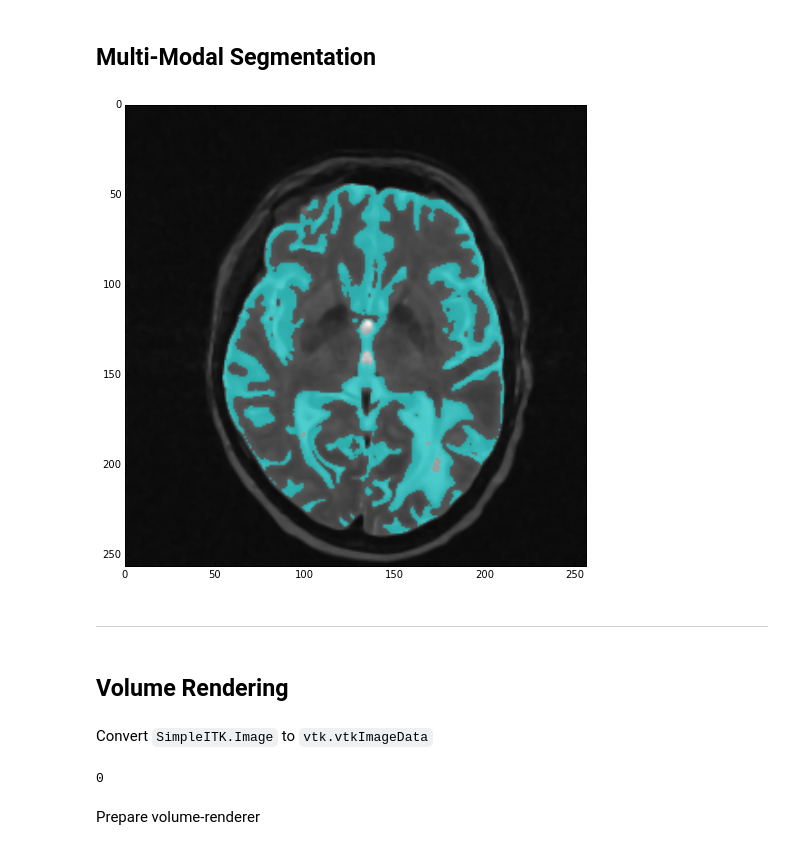
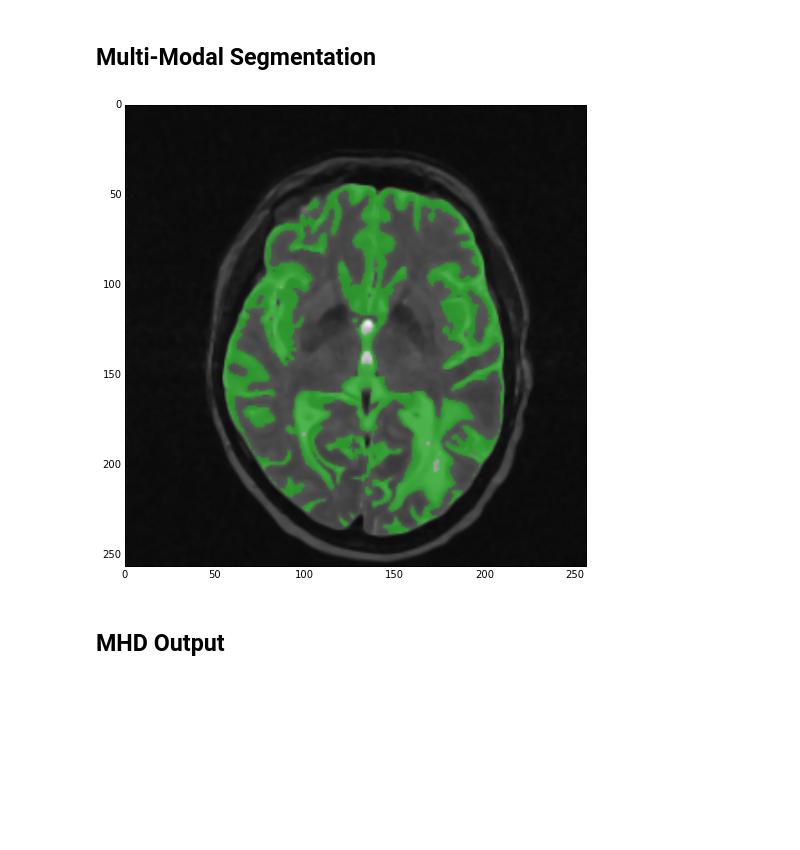
Before and after one commit to rlizzo/pyscience, a Jupyter notebook: 20141016_MultiModalSegmentation/Material/MultiModalSegmentation.ipynb, the cells around one changed output. Cells and saved outputs as stored; diff of their text form; code cells hidden in the pictures; blank space fills up the shorter version.

Commit message:
Decided to remove the volume-rendering aspect of the post and write about it in the next one. Thus I removed all relevant code from the IPython Notebook and text from the .md file

```diff
--- a/20141016_MultiModalSegmentation/Material/MultiModalSegmentation.ipynb
+++ b/20141016_MultiModalSegmentation/Material/MultiModalSegmentation.ipynb
@@ -142,15 +118,20 @@ def sitk_tile_vec(lstImgs):
 # %%
 imgGrayMatterT1 = SimpleITK.ConfidenceConnected(image1=imgT1Smooth,
                                                 seedList=lstSeeds,
-                                                numberOfIterations=3,
-                                                multiplier=1,
+                                                numberOfIterations=7,
+                                                multiplier=1.0,
                                                 replaceValue=labelGrayMatter)
 
 imgGrayMatterT2 = SimpleITK.ConfidenceConnected(image1=imgT2Smooth,
                                                 seedList=lstSeeds,
-                                                numberOfIterations=3,
-                                                multiplier=1,
+                                                numberOfIterations=7,
+                                                multiplier=1.5,
                                                 replaceValue=labelGrayMatter)
+
+imgT1SmoothInt = SimpleITK.Cast(SimpleITK.RescaleIntensity(imgT1Smooth),
+                                imgGrayMatterT1.GetPixelID())
+imgT2SmoothInt = SimpleITK.Cast(SimpleITK.RescaleIntensity(imgT2Smooth),
+                                imgGrayMatterT2.GetPixelID())
 
 sitk_tile_vec([SimpleITK.LabelOverlay(imgT1SmoothInt[:,:,idxSlice],
                                       imgGrayMatterT1[:,:,idxSlice]),
@@ -163,37 +144,17 @@ sitk_tile_vec([SimpleITK.LabelOverlay(imgT1SmoothInt[:,:,idxSlice],
 # %% [markdown]
 ## Multi-Modal Segmentation
 # %%
-imgComp = SimpleITK.Compose(imgT1SmoothInt, imgT2SmoothInt)
+imgComp = SimpleITK.Compose(imgT1Smooth, imgT2Smooth)
 
 imgGrayMatterComp = SimpleITK.VectorConfidenceConnected(image1=imgComp,
                                                seedList=lstSeeds,
                                                numberOfIterations=1,
                                                multiplier=0.1,
-                                               replaceValue=3)
+                                               replaceValue=labelGrayMatter)
 
-sitk_show(SimpleITK.LabelOverlay(imgT2SmoothInt[:,:,idxSlice], imgGrayMatterComp[:,:,idxSlice]))
+sitk_show(SimpleITK.LabelOverlay(imgT2SmoothInt[:,:,idxSlice],
+                                 imgGrayMatterComp[:,:,idxSlice]))
 # %% [output]
-[figure, old version]
+[figure, new version]
 # %% [markdown]
----
+## MHD Output
-# %% [markdown]
-## Volume Rendering
-# %% [markdown]
-Convert `SimpleITK.Image` to `vtk.vtkImageData`
-# %%
-vtkImage = vtk.vtkImageData()
-vtkImage.SetSpacing(imgGrayMatterComp.GetSpacing())
-vtkImage.SetOrigin(imgGrayMatterComp.GetOrigin())
-vtkImage.SetDimensions(imgGrayMatterComp.GetSize())
-vtkImage.SetNumberOfScalarComponents(imgGrayMatterComp.GetNumberOfComponentsPerPixel())
-
-imgGrayMatterComp_numpy = numpy.ravel(SimpleITK.GetArrayFromImage(imgGrayMatterComp), order='C')
-imgGrayMatterComp_vtk = vtk.util.numpy_support.numpy_to_vtk(imgGrayMatterComp_numpy,
-                                             deep=True,
-                                             array_type=vtk.VTK_UNSIGNED_SHORT)
-
-vtkImage.GetPointData().SetScalars(imgGrayMatterComp_vtk)
-# %% [output]
-0
-# %% [markdown]
-Prepare volume-renderer
```
Also changed, not shown: parts of 24 cells of this notebook, 7 other files.
